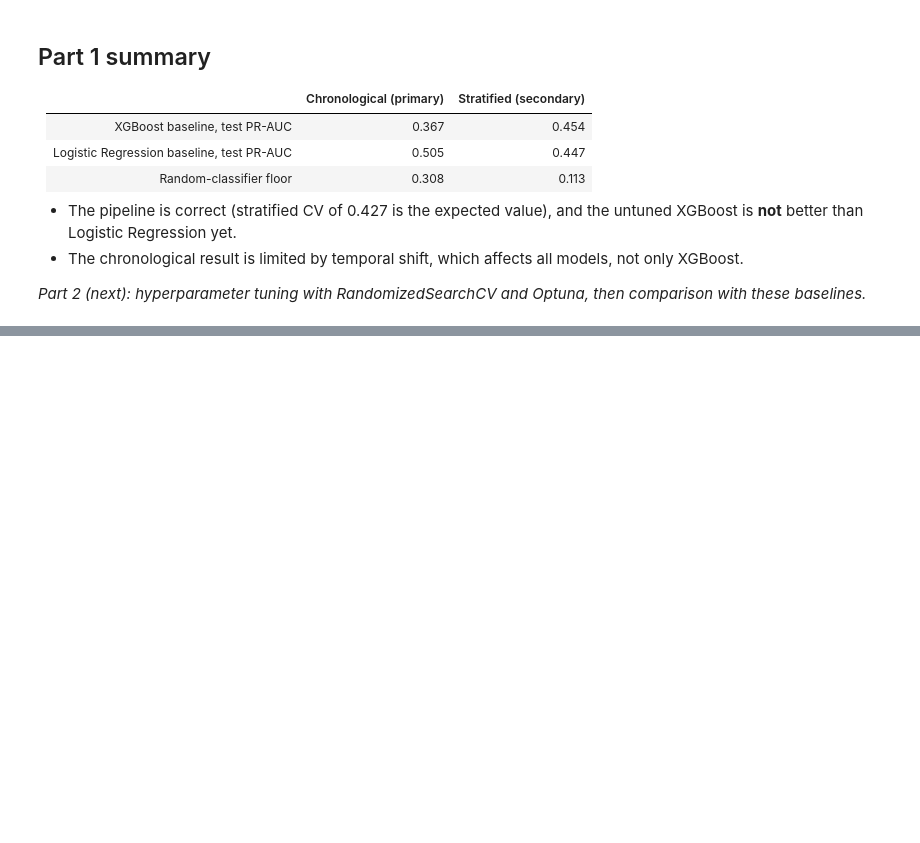
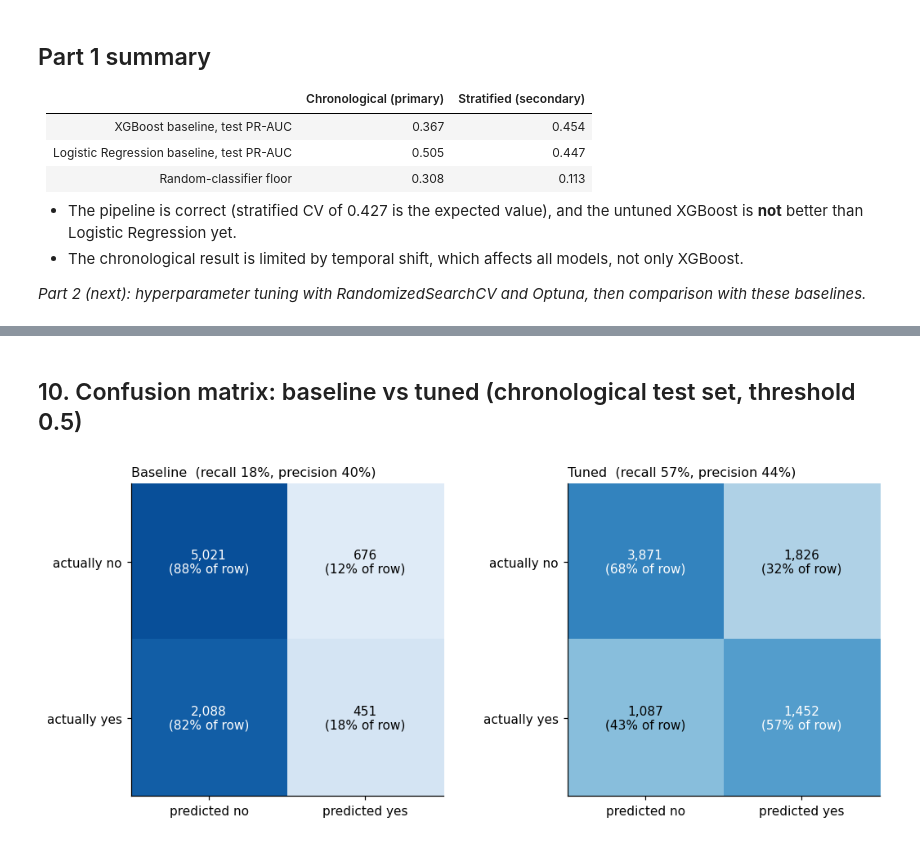
Before and after one commit to Saradala/bank-telemarketing-predictor, a Jupyter notebook: notebooks/08_model_xgboost.ipynb, the cells around one changed output, grey strips where cells are left out. Saved outputs shown, nothing was run; the diff lists cells and outputs as text; code cells hidden in the pictures; blank space fills up the shorter version.

```diff
--- a/notebooks/08_model_xgboost.ipynb
+++ b/notebooks/08_model_xgboost.ipynb
@@ -270,0 +375,22 @@ added 0 row(s); log now has 6 rows
+# %%
+winner_name = "Optuna" if study.best_value >= rs.best_score_ else "RandomizedSearchCV"
+best_params = study.best_params if winner_name == "Optuna" else {k.removeprefix("clf__"): v for k, v in rs.best_params_.items()}
+print("Search method used for the final model:", winner_name)
+print("Best params:", best_params)
+
+final_pipe = build_xgb_pipeline(compute_scale_pos_weight(y_tr_c), **best_params)
+final_pipe.fit(X_tr_c, y_tr_c)
+proba_tuned = final_pipe.predict_proba(X_te_c)[:, 1]
+tuned_test = evaluate_at_threshold(y_te_c, proba_tuned, 0.5)
+
+pd.DataFrame([
+    {"model": "XGBoost (baseline)", "test_pr_auc": results["chronological", "XGBoost"]["test"]["pr_auc"],
+     "test_roc_auc": results["chronological", "XGBoost"]["test"]["roc_auc"],
+     "recall": results["chronological", "XGBoost"]["test"]["recall"], "precision": results["chronological", "XGBoost"]["test"]["precision"]},
+    {"model": "XGBoost (tuned)", "test_pr_auc": tuned_test["pr_auc"], "test_roc_auc": tuned_test["roc_auc"],
+     "recall": tuned_test["recall"], "precision": tuned_test["precision"]},
+    {"model": "Logistic Regression (Member 1)", "test_pr_auc": results["chronological", "Logistic Regression"]["test"]["pr_auc"],
+     "test_roc_auc": results["chronological", "Logistic Regression"]["test"]["roc_auc"],
+     "recall": results["chronological", "Logistic Regression"]["test"]["recall"],
+     "precision": results["chronological", "Logistic Regression"]["test"]["precision"]},
+]).set_index("model")
@@ -270,0 +412,19 @@ added 0 row(s); log now has 6 rows
+# %% [markdown]
+## 10. Confusion matrix: baseline vs tuned (chronological test set, threshold 0.5)
+# %%
+fig, axes = plt.subplots(1, 2, figsize=(10, 4.2))
+for ax, (title, m) in zip(axes, [("Baseline", results["chronological", "XGBoost"]["test"]), ("Tuned", tuned_test)]):
+    cm = np.array([[m["tn"], m["fp"]], [m["fn"], m["tp"]]])
+    ax.grid(False)
+    ax.imshow(cm / cm.sum(axis=1, keepdims=True), cmap="Blues", vmin=0, vmax=1)
+    for i in range(2):
+        for j in range(2):
+            share = cm[i, j] / cm[i].sum()
+            ax.text(j, i, f"{cm[i, j]:,}\n({share:.0%} of row)", ha="center", va="center", fontsize=10,
+                    color="white" if share > 0.5 else "black")
+    ax.set_xticks([0, 1], ["predicted no", "predicted yes"])
+    ax.set_yticks([0, 1], ["actually no", "actually yes"])
+    ax.set_title(f"{title}  (recall {m['recall']:.0%}, precision {m['precision']:.0%})", loc="left", fontsize=10.5)
+save_fig("tuned_vs_baseline_confusion")
+# %% [output]
+[figure, added]
```
Also changed, not shown: parts of 17 cells of this notebook, 3 other files.
